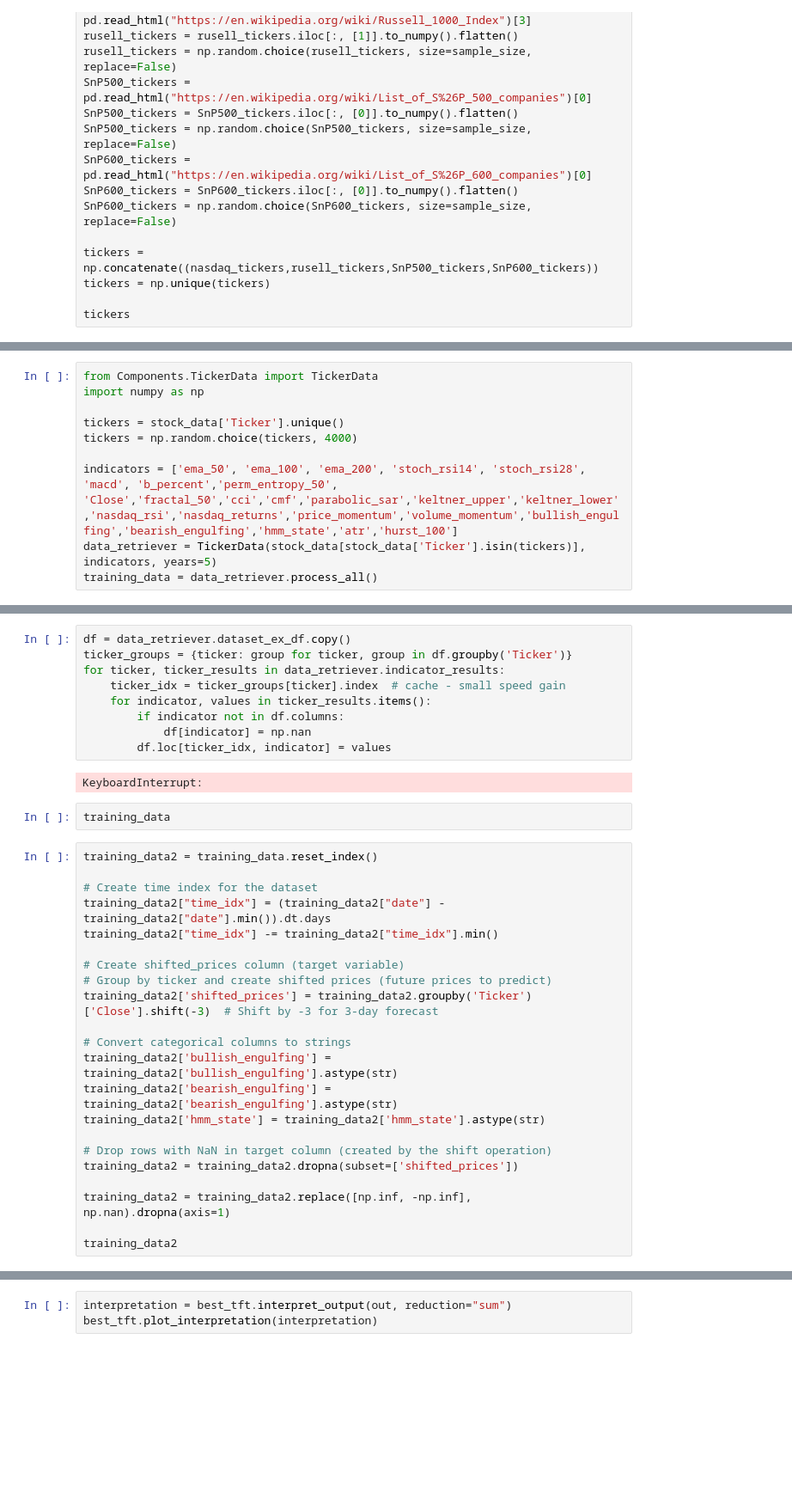
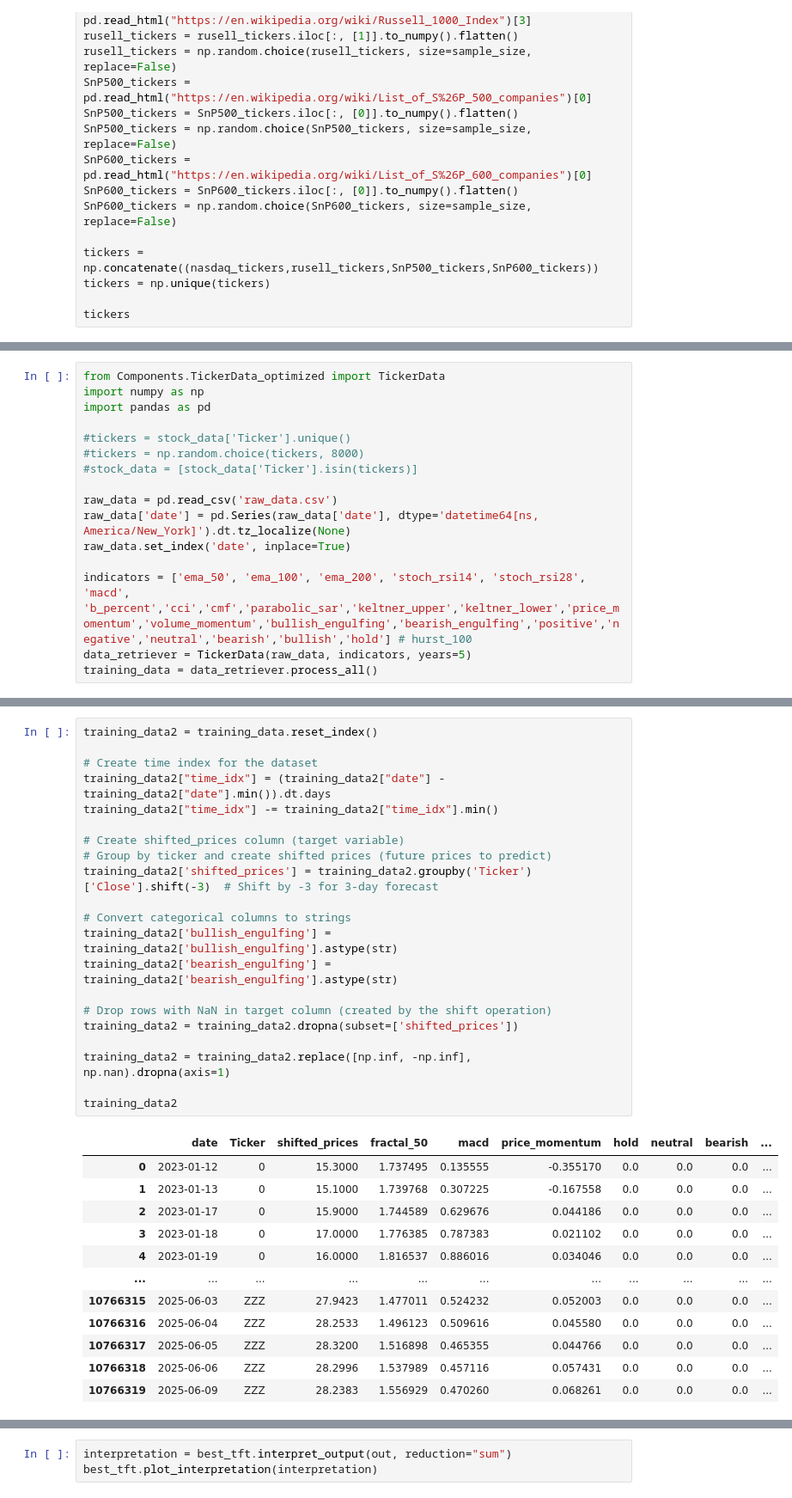
Before and after one commit to taltmann0818/Project_DeepGreen, a Jupyter notebook: Price Prediction2.ipynb, the cells around one changed output, grey strips where cells are left out. Shown: that part at 86% size. Saved outputs shown, nothing was run; the diff lists cells and outputs as text; blank space fills up the shorter version.

Commit message:
Cleaned up and significantly reduced code in `Price Prediction2.ipynb` for improved maintainability and efficiency; removed unused cells and redundant sections.

```diff
--- a/Price Prediction2.ipynb
+++ b/Price Prediction2.ipynb
@@ -583,12 +214,18 @@ with ThreadPoolExecutor(max_workers=40) as ex:
 dfs = [df for df in all_results if df is not None]
 news_data = pd.concat(dfs, axis=0)
 # %%
-from Components.TickerData import TickerData
+from Components.TickerData_optimized import TickerData
 import numpy as np
+import pandas as pd
 
-tickers = stock_data['Ticker'].unique()
-tickers = np.random.choice(tickers, 4000)
+#tickers = stock_data['Ticker'].unique()
+#tickers = np.random.choice(tickers, 8000)
+#stock_data = [stock_data['Ticker'].isin(tickers)]
 
-indicators = ['ema_50', 'ema_100', 'ema_200', 'stoch_rsi14', 'stoch_rsi28', 'macd', 'b_percent','perm_entropy_50', 'Close','fractal_50','cci','cmf','parabolic_sar','keltner_upper','keltner_lower','nasdaq_rsi','nasdaq_returns','price_momentum','volume_momentum','bullish_engulfing','bearish_engulfing','hmm_state','atr','hurst_100']
-data_retriever = TickerData(stock_data[stock_data['Ticker'].isin(tickers)], indicators, years=5)
+raw_data = pd.read_csv('raw_data.csv')
+raw_data['date'] = pd.Series(raw_data['date'], dtype='datetime64[ns, America/New_York]').dt.tz_localize(None)
+raw_data.set_index('date', inplace=True)
+
+indicators = ['ema_50', 'ema_100', 'ema_200', 'stoch_rsi14', 'stoch_rsi28', 'macd', 'b_percent','cci','cmf','parabolic_sar','keltner_upper','keltner_lower','price_momentum','volume_momentum','bullish_engulfing','bearish_engulfing','positive','negative','neutral','bearish','bullish','hold'] # hurst_100
+data_retriever = TickerData(raw_data, indicators, years=5)
 training_data = data_retriever.process_all()
@@ -597,35 +232,34 @@ KeyError: "[Timestamp('2020-06-12 00:00:00'), Timestamp('2020-06-15 00:00:00'),
-# %%
-df = data_retriever.dataset_ex_df.copy()
-ticker_groups = {ticker: group for ticker, group in df.groupby('Ticker')}
-for ticker, ticker_results in data_retriever.indicator_results:
-    ticker_idx = ticker_groups[ticker].index  # cache ‑ small speed gain
-    for indicator, values in ticker_results.items():
-        if indicator not in df.columns:
-            df[indicator] = np.nan
-        df.loc[ticker_idx, indicator] = values
-# %% [output]
-KeyboardInterrupt:
-# %%
-training_data
 # %%
 training_data2 = training_data.reset_index()
 
 # Create time index for the dataset
 training_data2["time_idx"] = (training_data2["date"] - training_data2["date"].min()).dt.days
 training_data2["time_idx"] -= training_data2["time_idx"].min()
 
 # Create shifted_prices column (target variable)
 # Group by ticker and create shifted prices (future prices to predict)
 training_data2['shifted_prices'] = training_data2.groupby('Ticker')['Close'].shift(-3)  # Shift by -3 for 3-day forecast
 
 # Convert categorical columns to strings
 training_data2['bullish_engulfing'] = training_data2['bullish_engulfing'].astype(str)
 training_data2['bearish_engulfing'] = training_data2['bearish_engulfing'].astype(str)
-training_data2['hmm_state'] = training_data2['hmm_state'].astype(str)
 
 # Drop rows with NaN in target column (created by the shift operation)
 training_data2 = training_data2.dropna(subset=['shifted_prices'])
 
 training_data2 = training_data2.replace([np.inf, -np.inf], np.nan).dropna(axis=1)
 
 training_data2
+# %% [output]
+|  | date | Ticker | shifted_prices | fractal_50 | macd | price_momentum | hold | neutral | bearish | ... |
+| 0 | 2023-01-12 | 0 | 15.3000 | 1.737495 | 0.135555 | -0.355170 | 0.0 | 0.0 | 0.0 | ... |
+| 1 | 2023-01-13 | 0 | 15.1000 | 1.739768 | 0.307225 | -0.167558 | 0.0 | 0.0 | 0.0 | ... |
+| 2 | 2023-01-17 | 0 | 15.9000 | 1.744589 | 0.629676 | 0.044186 | 0.0 | 0.0 | 0.0 | ... |
+| 3 | 2023-01-18 | 0 | 17.0000 | 1.776385 | 0.787383 | 0.021102 | 0.0 | 0.0 | 0.0 | ... |
+| 4 | 2023-01-19 | 0 | 16.0000 | 1.816537 | 0.886016 | 0.034046 | 0.0 | 0.0 | 0.0 | ... |
+| ... | ... | ... | ... | ... | ... | ... | ... | ... | ... | ... |
+| 10766315 | 2025-06-03 | ZZZ | 27.9423 | 1.477011 | 0.524232 | 0.052003 | 0.0 | 0.0 | 0.0 | ... |
+| 10766316 | 2025-06-04 | ZZZ | 28.2533 | 1.496123 | 0.509616 | 0.045580 | 0.0 | 0.0 | 0.0 | ... |
+| 10766317 | 2025-06-05 | ZZZ | 28.3200 | 1.516898 | 0.465355 | 0.044766 | 0.0 | 0.0 | 0.0 | ... |
+| 10766318 | 2025-06-06 | ZZZ | 28.2996 | 1.537989 | 0.457116 | 0.057431 | 0.0 | 0.0 | 0.0 | ... |
+| 10766319 | 2025-06-09 | ZZZ | 28.2383 | 1.556929 | 0.470260 | 0.068261 | 0.0 | 0.0 | 0.0 | ... |
```
Also changed, not shown: parts of 19 cells of this notebook, 1 other file.
